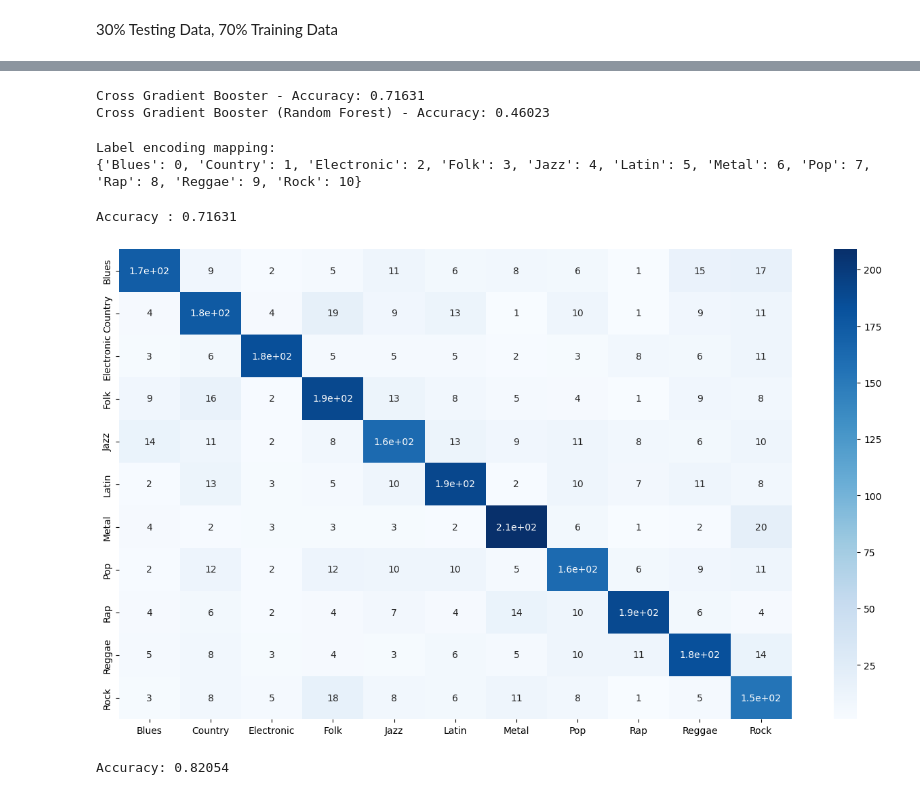
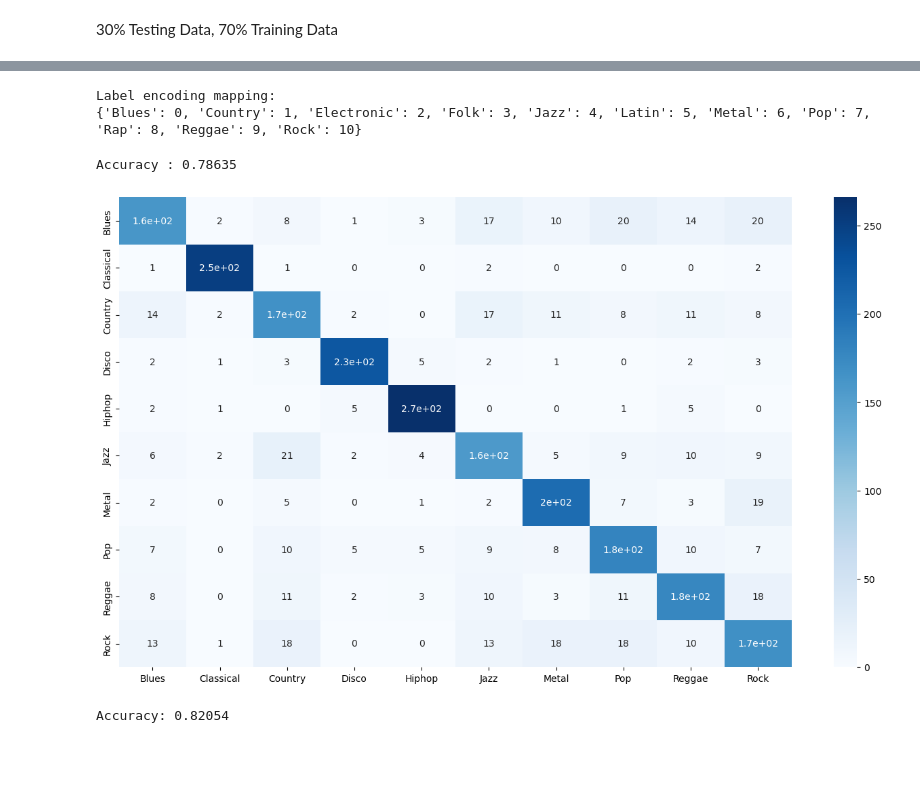
Before and after one commit to ReehalS/TeamTBD_SongClassifier, a Jupyter notebook: Models/selected_genres_model.ipynb, the cells around one changed output, grey strips where cells are left out. Drawn from its saved outputs; the diff is of its cells as text; code cells hidden in the pictures; blank space fills up the shorter version.

```diff
--- a/Models/selected_genres_model.ipynb
+++ b/Models/selected_genres_model.ipynb
@@ -44,0 +32,22 @@ data.head()
+# %%
+import os
+# List of genres
+genres = ['Blues', 'Classical', 'Country', 'Disco', 'Hiphop', 'Jazz', 'Metal', 'Pop', 'Reggae', 'Rock']
+# Load the corresponding datasets for the selected genres
+file_names = [f'../GeneratedData/3secondsData/{genre}_dataset.csv' for genre in genres]
+data_frames = []
+
+for file_name in file_names:
+    if os.path.exists(file_name):
+        data_frames.append(pd.read_csv(file_name))
+    else:
+        print(f"Warning: {file_name} not found.")
+
+# Concatenate all genre datasets into a single DataFrame
+data = pd.concat(data_frames, ignore_index=True)
+
+# Drop specified columns if they exist
+columns_to_drop = ['length', 'filename', 'Genre', 'TrackID']
+data = data.drop(columns=[col for col in columns_to_drop if col in data.columns])
+data = data.iloc[0:, 1:]
+data.head()
@@ -45,8 +62,11 @@ data.head()
 # %%
 y = data['label'] # genre variable.
-X = data.drop(columns=['label','TrackID','Genre','filename']) #select all columns but not the labels
+X = data.drop(columns=['label']) #select all columns but not the labels
 
-#### NORMALIZE X ####
+
+X = X.apply(pd.to_numeric, errors='coerce')
+X = X.dropna()
+y = y[X.index]
 
 # Normalize so everything is on the same scale.
 
@@ -119,30 +158,3 @@ Accuracy Neural Nets : 0.26625
-# %%
-# Testing more models
-
-from sklearn.preprocessing import LabelEncoder
-le = LabelEncoder()
-
-# Fit and transform y_train and y_test
-y_train_encoded = le.fit_transform(y_train)
-y_test_encoded = le.transform(y_test)
-
-def model_assess_encoded(model, X_train, y_train, X_test, y_test, title="Default"):
-    # Train model with encoded labels
-    model.fit(X_train, y_train)
-    preds = model.predict(X_test)
-    preds_decoded = le.inverse_transform(preds)
-    print(f"{title} - Accuracy:", round(accuracy_score(y_test, preds), 5))
-
-# Cross Gradient Booster
-xgb = XGBClassifier(n_estimators=1000, learning_rate=0.05)
-model_assess_encoded(xgb, X_train, y_train_encoded, X_test, y_test_encoded, "Cross Gradient Booster")
-
-# Cross Gradient Booster (Random Forest)
-xgbrf = XGBRFClassifier(objective= 'multi:softmax')
-model_assess_encoded(xgbrf, X_train, y_train_encoded, X_test, y_test_encoded, "Cross Gradient Booster (Random Forest)")
-# %% [output]
-Cross Gradient Booster - Accuracy: 0.71631
-Cross Gradient Booster (Random Forest) - Accuracy: 0.46023
 # %%
 # Print the label encoding mapping
 label_mapping = dict(zip(le.classes_, range(len(le.classes_))))
@@ -154,23 +166,20 @@ Label encoding mapping:
 # %%
 # Final model, XGB had best accuracy
 xgb = XGBClassifier(n_estimators=1000, learning_rate=0.05)
 xgb.fit(X_train, y_train_encoded)
 
 preds = xgb.predict(X_test)
 
 print('Accuracy', ':', round(accuracy_score(y_test_encoded, preds), 5), '\n')
 
 # Confusion Matrix
 confusion_matr = confusion_matrix(y_test_encoded, preds) #normalize = 'true'
 plt.figure(figsize = (16, 9))
-sns.heatmap(confusion_matr, cmap="Blues", annot=True,
-            xticklabels=['Blues', 'Country', 'Electronic', 'Folk', 'Jazz', 'Latin', 'Metal', 'Pop', 'Rap', 'Reggae', 'Rock'],
-            yticklabels=['Blues', 'Country', 'Electronic', 'Folk', 'Jazz', 'Latin', 'Metal', 'Pop', 'Rap', 'Reggae', 'Rock'])
-plt.savefig("ConfusionMatrix_BCEFJLMPRRR_30p")
+sns.heatmap(confusion_matr, cmap="Blues", annot=True, xticklabels=genres, yticklabels=genres)
 plt.show()
 # %% [output]
-Accuracy : 0.71631
+Accuracy : 0.78635
-[figure, old version]
+[figure, new version]
 # %%
 
 import pandas as pd
```
Also changed, not shown: parts of 4 cells of this notebook, 2 other files.
